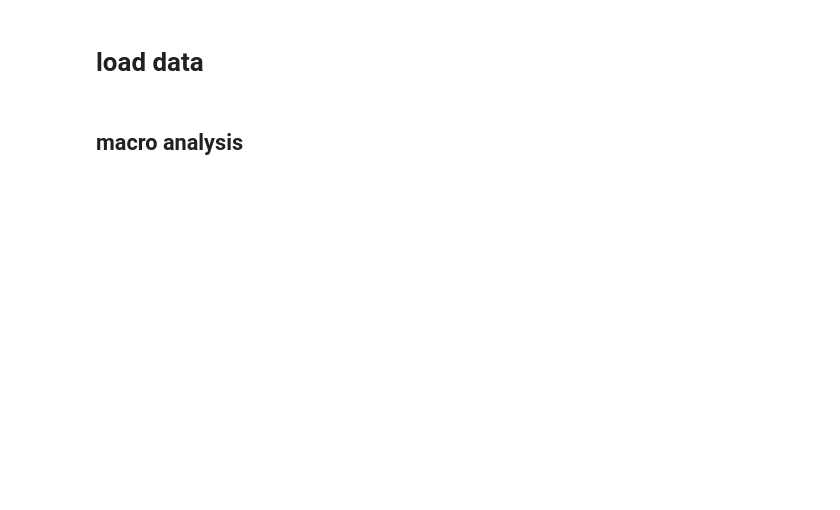
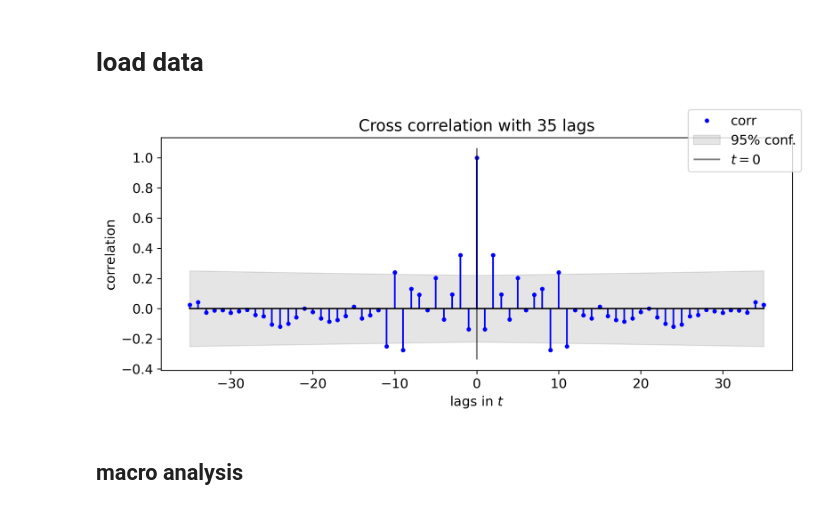
Before and after one commit to lukasgrahl/memoire2, a Jupyter notebook: notebooks/03-analysis_load.ipynb, the cells around one changed output. Saved outputs shown, nothing was run; the diff lists cells and outputs as text; code cells hidden in the pictures; blank space fills up the shorter version.

```diff
--- a/notebooks/03-analysis_load.ipynb
+++ b/notebooks/03-analysis_load.ipynb
@@ -62,0 +29,3 @@ pi_shift = pi_shift[['pi_de_Y', 'pi_de_estimate_Y', 'pi_de_surprise_Y']].asfreq(
+# %%
+pi['pi_de_estimate_Y_diff'] = pi.pi_de_estimate_Y.shift(12) - pi.pi_de_estimate_Y
+pi['pi_de_surprise_Y_diff'] = pi.pi_de_surprise_Y.shift(12) - pi.pi_de_surprise_Y
@@ -63,3 +34,9 @@ pi_shift = pi_shift[['pi_de_Y', 'pi_de_estimate_Y', 'pi_de_surprise_Y']].asfreq(
+# %%
+_, _, _, fig = xcorr(pi.pi_de_estimate_Y.diff().dropna(), dpi=300, n_lags=35, figsize=(9,4));
+fig, ax = fig
+save_fig(fig, 'emp_pi_structural_acorr.png')
+# %% [output]
+[figure, added]
 # %% [markdown]
 ## macro analysis
 # %%
```
Also changed, not shown: parts of 37 cells of this notebook, 7 other files.
